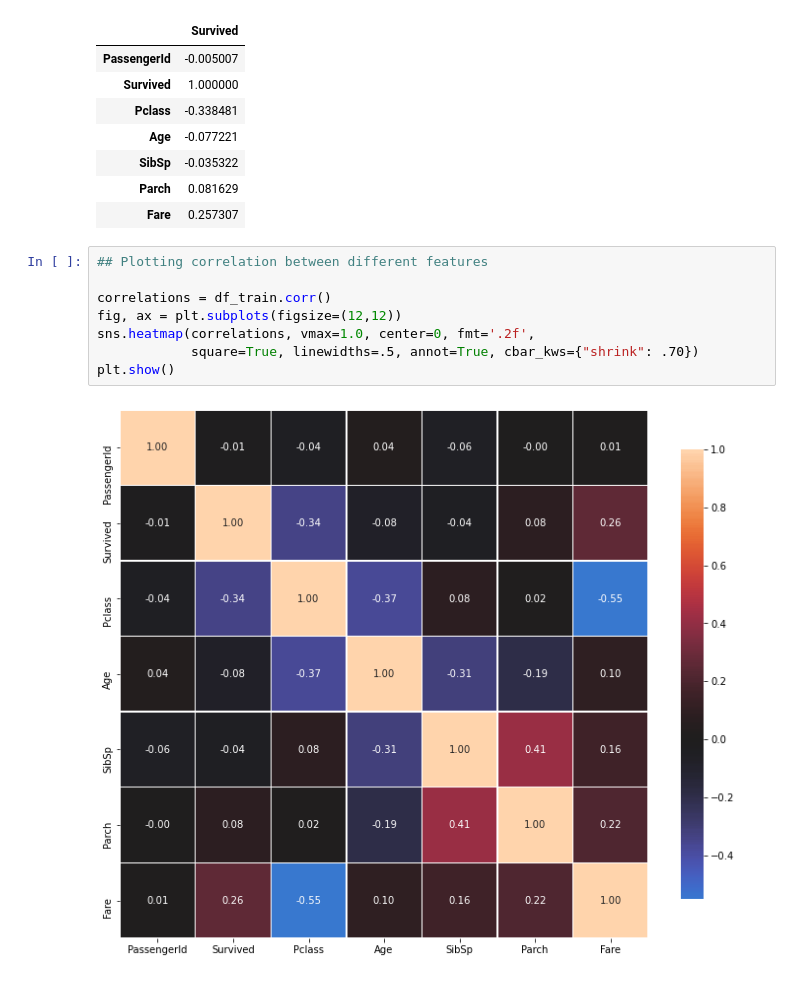
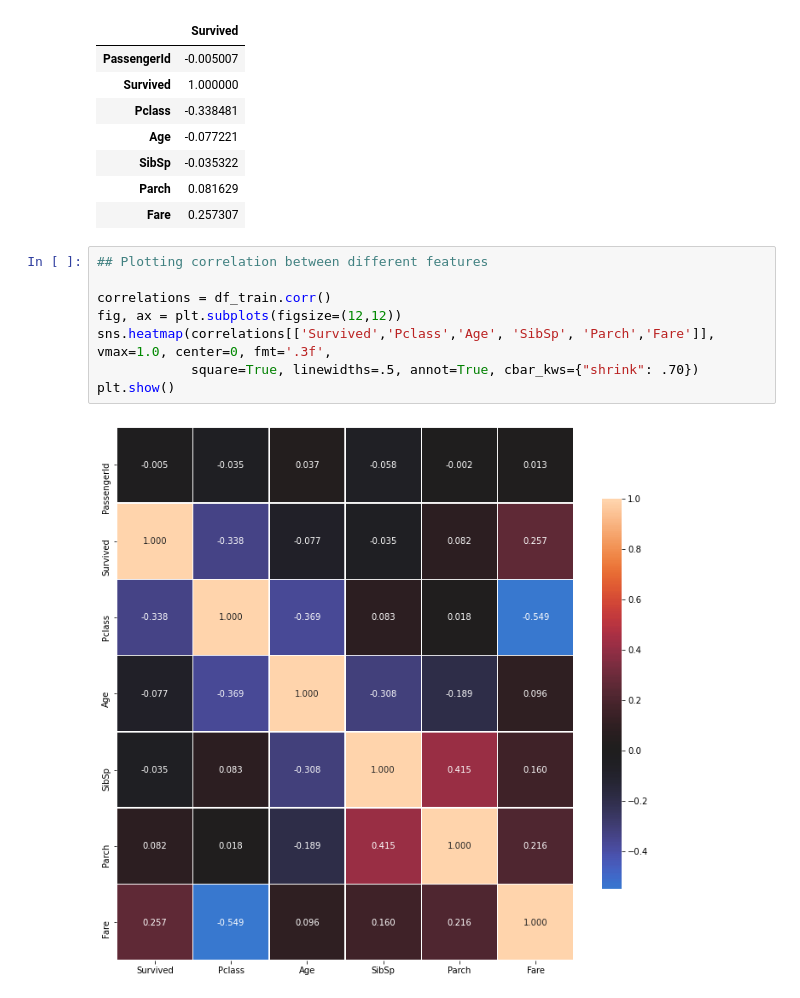
Before and after one commit to miladrezazadeh/Titanic_Survival_prediction, a Jupyter notebook: Titanic_pred.ipynb, the cells around one changed output. Saved outputs shown, nothing was run; the diff lists cells and outputs as text.

```diff
--- a/Titanic_pred.ipynb
+++ b/Titanic_pred.ipynb
@@ -151,10 +167,10 @@ df_train.corrwith(df_train["Survived"]).to_frame().rename(columns = {0:'Survived
 # %%
 ## Plotting correlation between different features
 
 correlations = df_train.corr()
 fig, ax = plt.subplots(figsize=(12,12))
-sns.heatmap(correlations, vmax=1.0, center=0, fmt='.2f',
+sns.heatmap(correlations[['Survived','Pclass','Age', 'SibSp', 'Parch','Fare']], vmax=1.0, center=0, fmt='.3f',
             square=True, linewidths=.5, annot=True, cbar_kws={"shrink": .70})
 plt.show()
 # %% [output]
-[figure, old version]
+[figure, new version]
```
Also changed, not shown: parts of 5 cells of this notebook.
